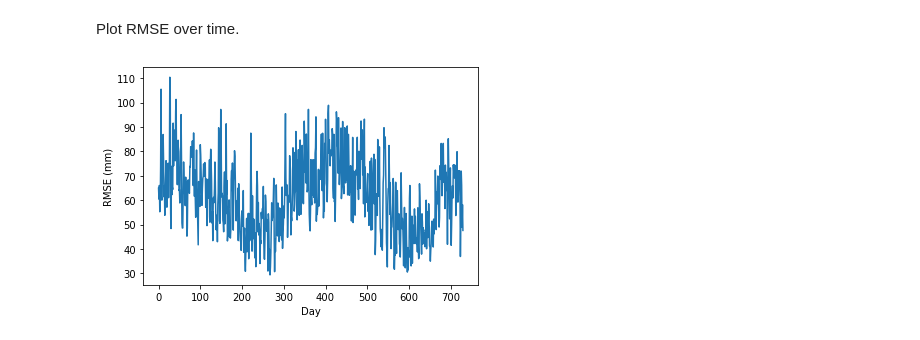
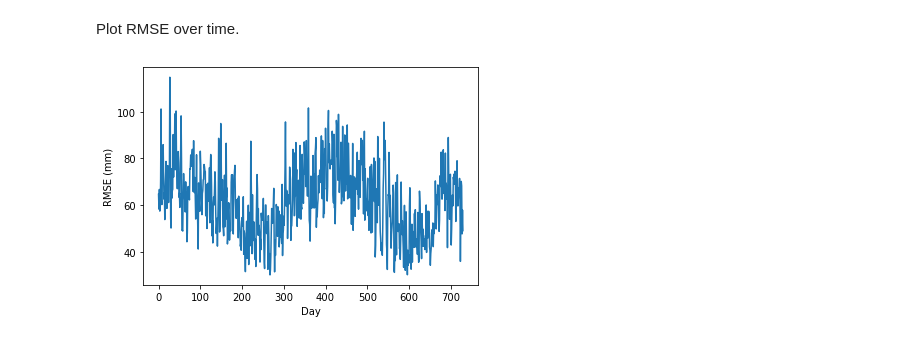
Before and after one commit to jasonjewik/bsd-dataset, a Jupyter notebook: visualizations.ipynb, the cells around one changed output. Cells and saved outputs as stored; diff of their text form; code cells hidden in the pictures.

Commit message:
Uncertainty visualization eample

```diff
--- a/visualizations.ipynb
+++ b/visualizations.ipynb
@@ -66,12 +76,14 @@ Plot RMSE over time.
 # %%
 y_true = []
 y_preds = []
-for _, y, _ in test_dataset:
+masks = []
+for _, y, info in test_dataset:
     noise = np.random.normal(1, 10, y.shape)
     yy = y * noise
     y_true.append(y)
     y_preds.append(yy)
+    masks.append(info['y_mask'])
 
-viz.show_rmse(y_true, y_preds)
+viz.show_rmse(y_preds, y_true, masks)
 # %% [output]
-[figure, old version]
+[figure, new version]
```
Also changed, not shown: parts of 5 cells of this notebook, 1 other file.
